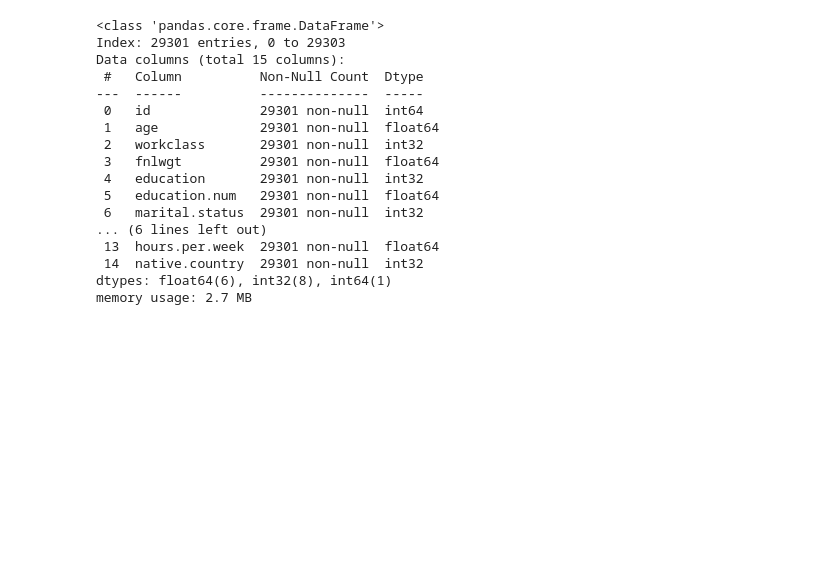
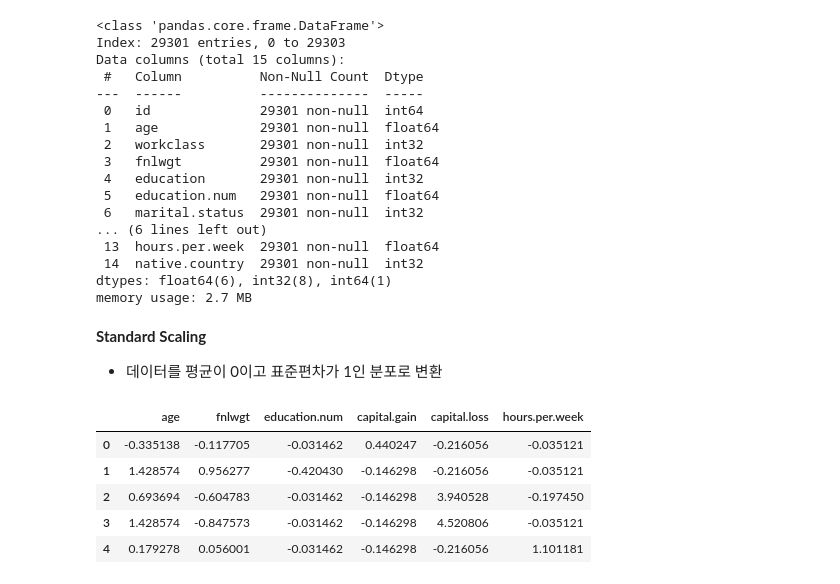
Before and after one commit to joajoa0417/data-analysis, a Jupyter notebook: bigdata/book/data analysis/part2/2-chap01.ipynb, the cells around one changed output. Cells and saved outputs as stored; diff of their text form; code cells hidden in the pictures; blank space fills up the shorter version.

```diff
--- a/bigdata/book/data analysis/part2/2-chap01.ipynb
+++ b/bigdata/book/data analysis/part2/2-chap01.ipynb
@@ -316,3 +404,23 @@ Data columns (total 15 columns):
  14  native.country  29301 non-null  int32
 dtypes: float64(6), int32(8), int64(1)
 memory usage: 2.7 MB
+# %% [markdown]
+**Standard Scaling**
+- 데이터를 평균이 0이고 표준편차가 1인 분포로 변환
+# %%
+from sklearn.preprocessing import StandardScaler
+
+train_copy, test_copy = get_df()
+
+scaler = StandardScaler()
+train_copy[cols] = scaler.fit_transform(train_copy[cols])
+test_copy[cols] = scaler.transform(test_copy[cols])
+
+display(train_copy[cols].head())
+# %% [output]
+|  | age | fnlwgt | education.num | capital.gain | capital.loss | hours.per.week |
+| 0 | -0.335138 | -0.117705 | -0.031462 | 0.440247 | -0.216056 | -0.035121 |
+| 1 | 1.428574 | 0.956277 | -0.420430 | -0.146298 | -0.216056 | -0.035121 |
+| 2 | 0.693694 | -0.604783 | -0.031462 | -0.146298 | 3.940528 | -0.197450 |
+| 3 | 1.428574 | -0.847573 | -0.031462 | -0.146298 | 4.520806 | -0.035121 |
+| 4 | 0.179278 | 0.056001 | -0.031462 | -0.146298 | -0.216056 | 1.101181 |
```
Also changed, not shown: parts of 47 cells of this notebook, 1 other file.
